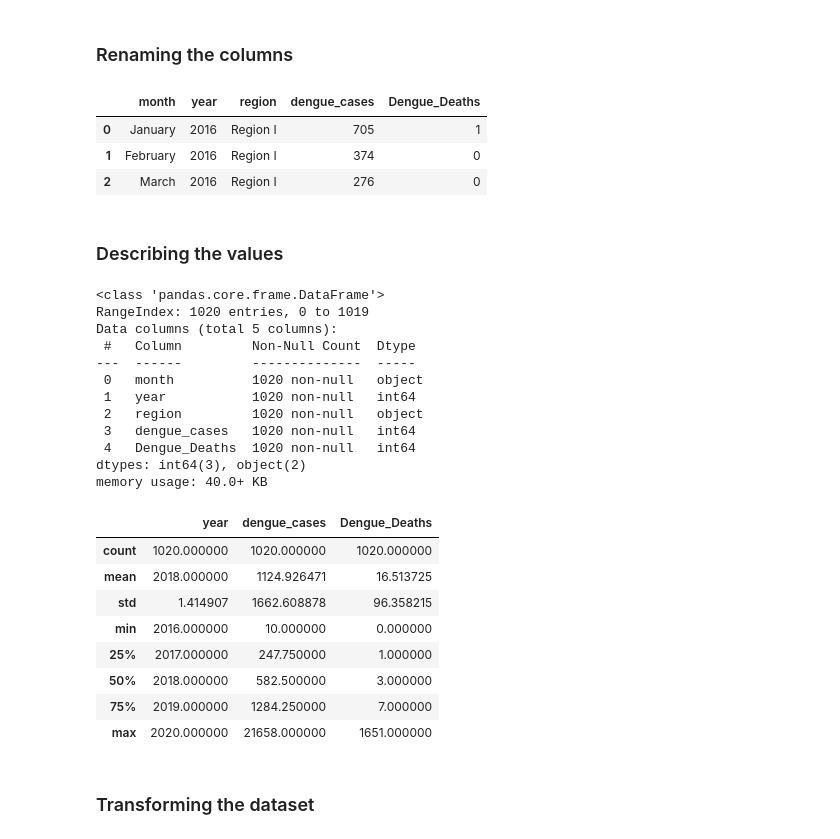
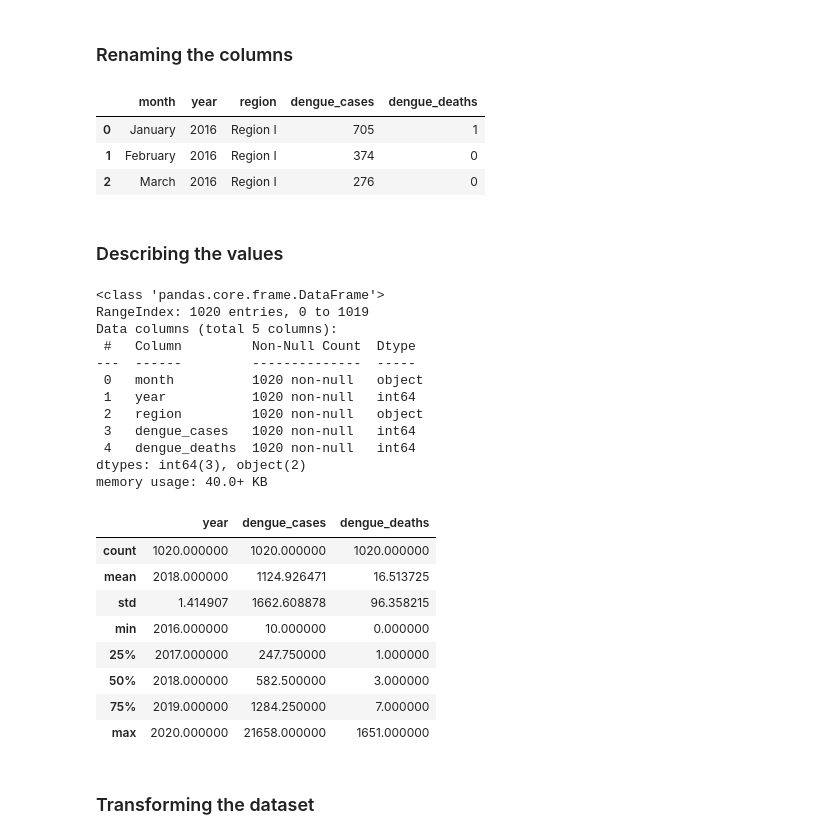
Before and after one commit to boredanalyst/Forecasting-Dengue-Cases-in-the-Philippines, a Jupyter notebook: forecasting-dengue-cases-in-the-philippines.ipynb, the cells around one changed output. Drawn from its saved outputs; the diff is of its cells as text; code cells hidden in the pictures.

Commit message:
Kaggle Notebook | Forecasting Dengue Cases in Metro Manila, PH | Version 4

```diff
--- a/forecasting-dengue-cases-in-the-philippines.ipynb
+++ b/forecasting-dengue-cases-in-the-philippines.ipynb
@@ -39,15 +40,15 @@ df.head(3)
 # %%
 df = df.rename(columns={
     "Month":"month",
     "Year":"year",
     "Region":"region",
     "Dengue_Cases":"dengue_cases",
-    "Dengue_Death":"dengue_deaths"
+    "Dengue_Deaths":"dengue_deaths"
 })
 
 df.head(3)
 # %% [output]
-|  | month | year | region | dengue_cases | Dengue_Deaths |
+|  | month | year | region | dengue_cases | dengue_deaths |
 | 0 | January | 2016 | Region I | 705 | 1 |
 | 1 | February | 2016 | Region I | 374 | 0 |
 | 2 | March | 2016 | Region I | 276 | 0 |
@@ -65,13 +66,13 @@ Data columns (total 5 columns):
  1   year           1020 non-null   int64
  2   region         1020 non-null   object
  3   dengue_cases   1020 non-null   int64
- 4   Dengue_Deaths  1020 non-null   int64
+ 4   dengue_deaths  1020 non-null   int64
 dtypes: int64(3), object(2)
 memory usage: 40.0+ KB
 # %%
 df.describe()
 # %% [output]
-|  | year | dengue_cases | Dengue_Deaths |
+|  | year | dengue_cases | dengue_deaths |
 | count | 1020.000000 | 1020.000000 | 1020.000000 |
 | mean | 2018.000000 | 1124.926471 | 16.513725 |
 | std | 1.414907 | 1662.608878 | 96.358215 |
```
Also changed, not shown: parts of 15 cells of this notebook.
